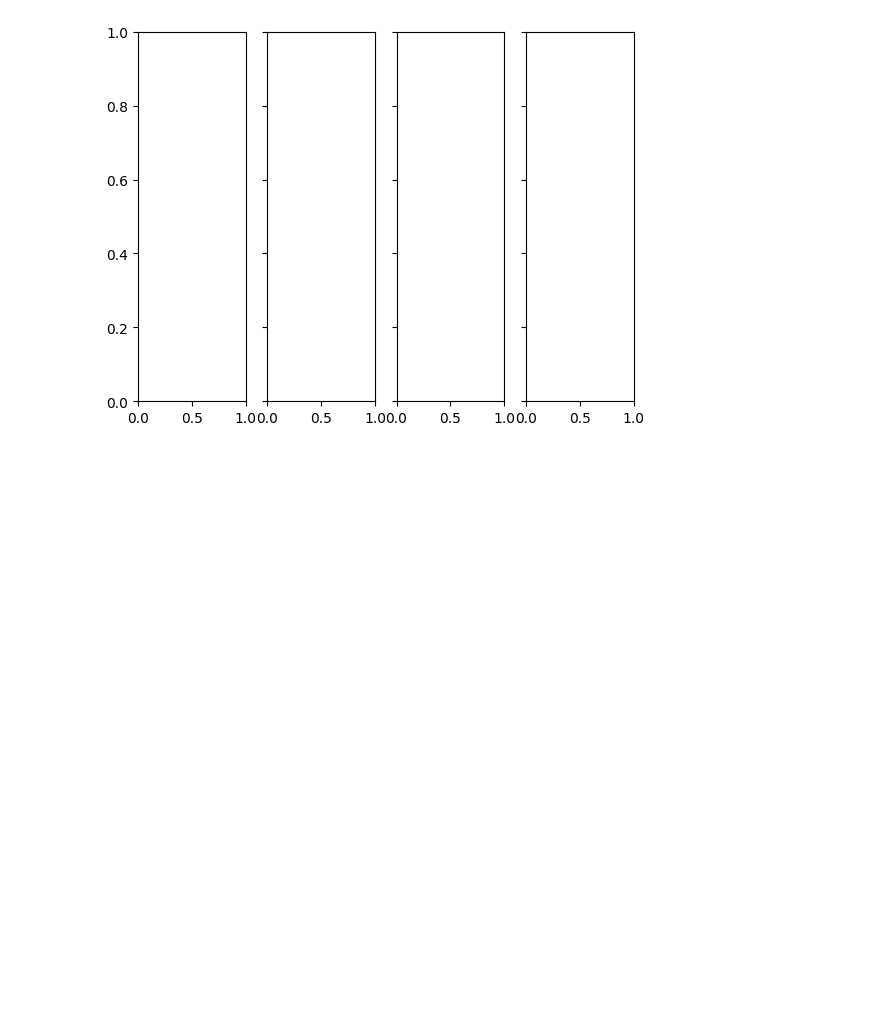
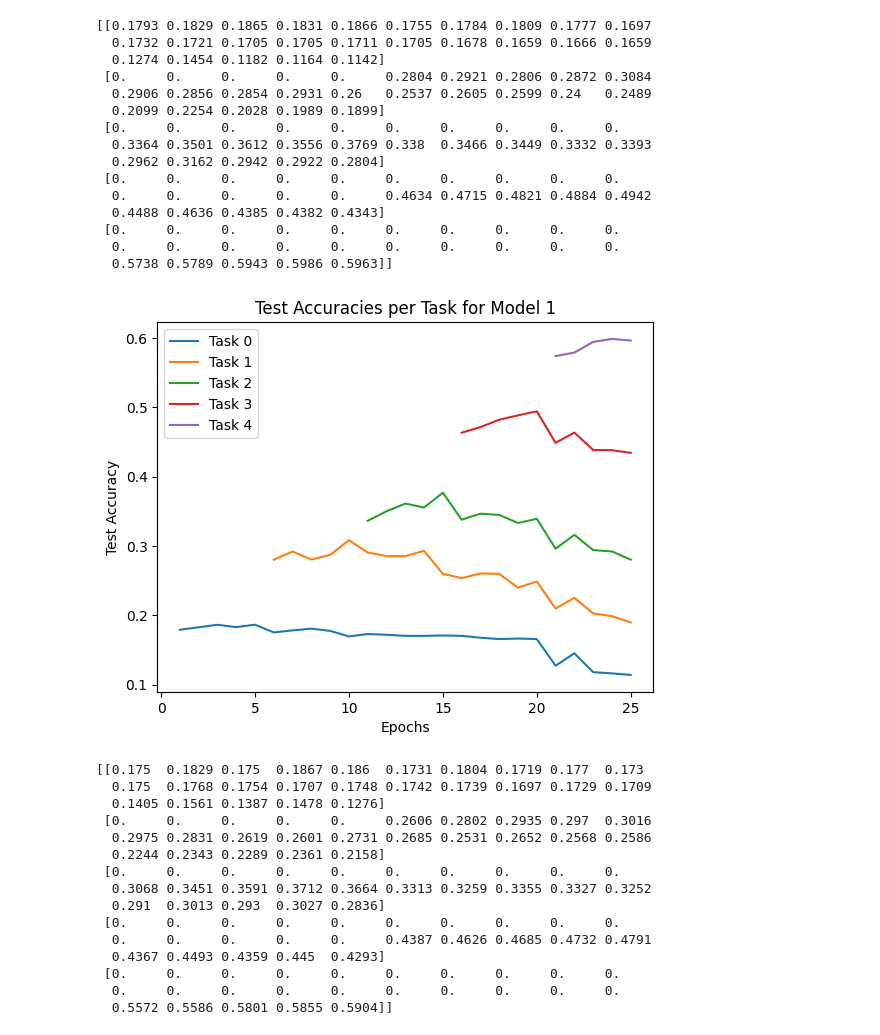
Before and after one commit to adityapentyala/sleep-continual-learning, a Jupyter notebook: experiments.ipynb, the cells around one changed output. Cells and saved outputs as stored; diff of their text form; code cells hidden in the pictures; blank space fills up the shorter version.

Commit message:
feat: finish running for downscaling & nrem, epochs = 5

```diff
--- a/experiments.ipynb
+++ b/experiments.ipynb
@@ -110,14 +133,60 @@ Epoch 4/10
 # %%
 num_tasks = 5
 colors = plt.cm.get_cmap('tab10', num_tasks)
 task_labels = [f"Task {t}" for t in range(num_tasks)]
 
-fig, axes = plt.subplots(1, 4, sharey=True)
+#fig, axes = plt.subplots(1, 4, sharey=True)
 
 model_tests = [per_task_test_accuracies,per_task_test_accuracies_p25, per_task_test_accuracies_p50, per_task_test_accuracies_p75]
-
+labels = ['No Downscaling', 'p=0.25', 'p=0.5', 'p=0.75']
 for i in range(len(model_tests)):
-    ax=axes[i]
-    y_stack=[]
+    task_test_accuracies = [[], [], [], [], []]
+    for j in range(num_tasks):
+        for k in range(len(model_tests[i])):
+            task_test_accuracies[j].append(model_tests[i][k][j]*0.2)
+    task_test_accuracies = np.array(task_test_accuracies)
+    task_test_accuracies[1][task_epochs:]+=task_test_accuracies[0][task_epochs:]
+    task_test_accuracies[2][task_epochs*2:]+=task_test_accuracies[1][task_epochs*2:]
+    task_test_accuracies[3][task_epochs*3:]+=task_test_accuracies[2][task_epochs*3:]
+    task_test_accuracies[4][task_epochs*4:]+=task_test_accuracies[3][task_epochs*4:]
+    #print(task_test_accuracies)
+    plt.figure()
+    for t in range(num_tasks):
+        plt.plot(range(t*task_epochs+1, len(task_test_accuracies[t])+1), task_test_accuracies[t][t*task_epochs:], label=labels[t])
+        plt.xlabel('Epochs')
+        plt.ylabel('Test Accuracy')
+        plt.title(f'Test Accuracies per Task for Model {i+1}')
+        plt.legend()
+    plt.show()
 # %% [output]
+[[0.1793 0.1829 0.1865 0.1831 0.1866 0.1755 0.1784 0.1809 0.1777 0.1697
+  0.1732 0.1721 0.1705 0.1705 0.1711 0.1705 0.1678 0.1659 0.1666 0.1659
+  0.1274 0.1454 0.1182 0.1164 0.1142]
+ [0.     0.     0.     0.     0.     0.2804 0.2921 0.2806 0.2872 0.3084
+  0.2906 0.2856 0.2854 0.2931 0.26   0.2537 0.2605 0.2599 0.24   0.2489
+  0.2099 0.2254 0.2028 0.1989 0.1899]
+ [0.     0.     0.     0.     0.     0.     0.     0.     0.     0.
+  0.3364 0.3501 0.3612 0.3556 0.3769 0.338  0.3466 0.3449 0.3332 0.3393
+  0.2962 0.3162 0.2942 0.2922 0.2804]
+ [0.     0.     0.     0.     0.     0.     0.     0.     0.     0.
+  0.     0.     0.     0.     0.     0.4634 0.4715 0.4821 0.4884 0.4942
+  0.4488 0.4636 0.4385 0.4382 0.4343]
+ [0.     0.     0.     0.     0.     0.     0.     0.     0.     0.
+  0.     0.     0.     0.     0.     0.     0.     0.     0.     0.
+  0.5738 0.5789 0.5943 0.5986 0.5963]]
-[figure, old version]
+[figure, new version]
+[[0.175  0.1829 0.175  0.1867 0.186  0.1731 0.1804 0.1719 0.177  0.173
+  0.175  0.1768 0.1754 0.1707 0.1748 0.1742 0.1739 0.1697 0.1729 0.1709
+  0.1405 0.1561 0.1387 0.1478 0.1276]
+ [0.     0.     0.     0.     0.     0.2606 0.2802 0.2935 0.297  0.3016
+  0.2975 0.2831 0.2619 0.2601 0.2731 0.2685 0.2531 0.2652 0.2568 0.2586
+  0.2244 0.2343 0.2289 0.2361 0.2158]
+ [0.     0.     0.     0.     0.     0.     0.     0.     0.     0.
+  0.3068 0.3451 0.3591 0.3712 0.3664 0.3313 0.3259 0.3355 0.3327 0.3252
+  0.291  0.3013 0.293  0.3027 0.2836]
+ [0.     0.     0.     0.     0.     0.     0.     0.     0.     0.
+  0.     0.     0.     0.     0.     0.4387 0.4626 0.4685 0.4732 0.4791
+  0.4367 0.4493 0.4359 0.445  0.4293]
+ [0.     0.     0.     0.     0.     0.     0.     0.     0.     0.
+  0.     0.     0.     0.     0.     0.     0.     0.     0.     0.
+  0.5572 0.5586 0.5801 0.5855 0.5904]]
```
Also changed, not shown: parts of 8 cells of this notebook, 1 other file.
